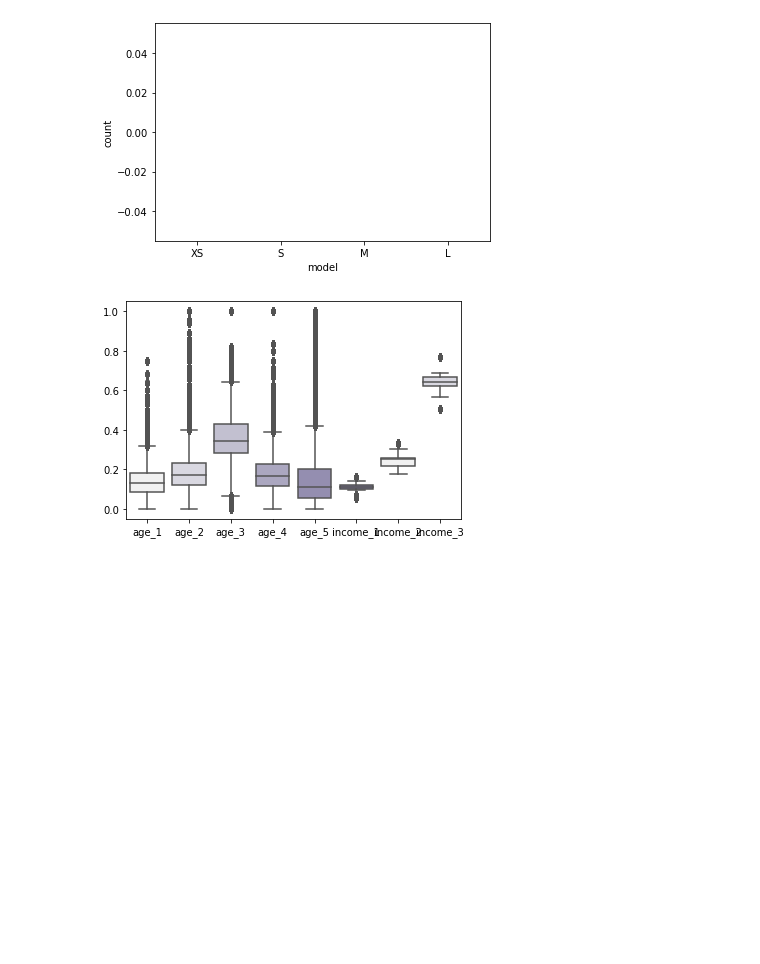
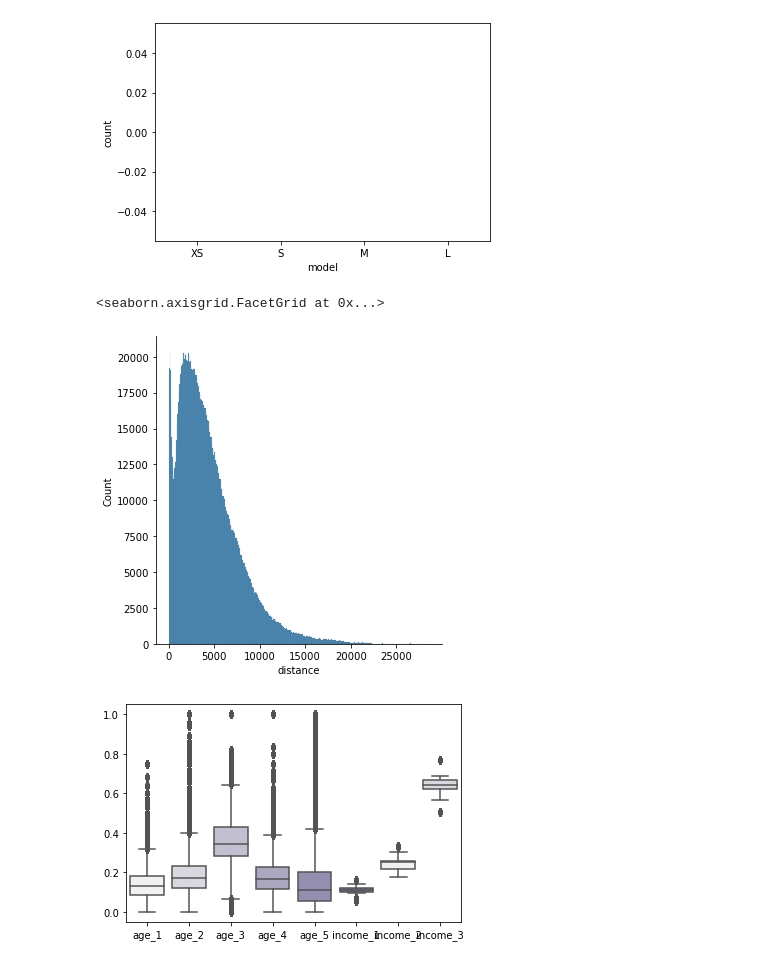
Before and after one commit to lucafanselau/bachelor-seminar-thesis, a Jupyter notebook: src/vehicle-choice-model.ipynb, the cells around one changed output. Cells and saved outputs as stored; diff of their text form; code cells hidden in the pictures; blank space fills up the shorter version.

```diff
--- a/src/vehicle-choice-model.ipynb
+++ b/src/vehicle-choice-model.ipynb
@@ -103,6 +103,11 @@ sns.countplot(data=car_df, x="model", order=C)
 # %% [output]
 <AxesSubplot:xlabel='model', ylabel='count'>
 [figure]
+# %%
+sns.displot(car_df, x="distance")
+# %% [output]
+<seaborn.axisgrid.FacetGrid at 0x...>
+[figure, added]
 # %%
 palette = sns.light_palette("#786fa6")
 ax = sns.boxplot(data=fdf, palette=palette)
```
Also changed, not shown: parts of 4 cells of this notebook, 6 other files.
